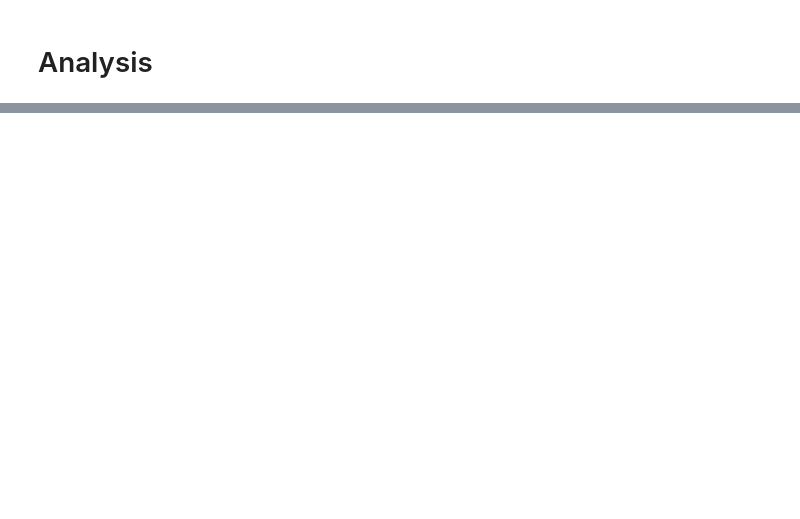
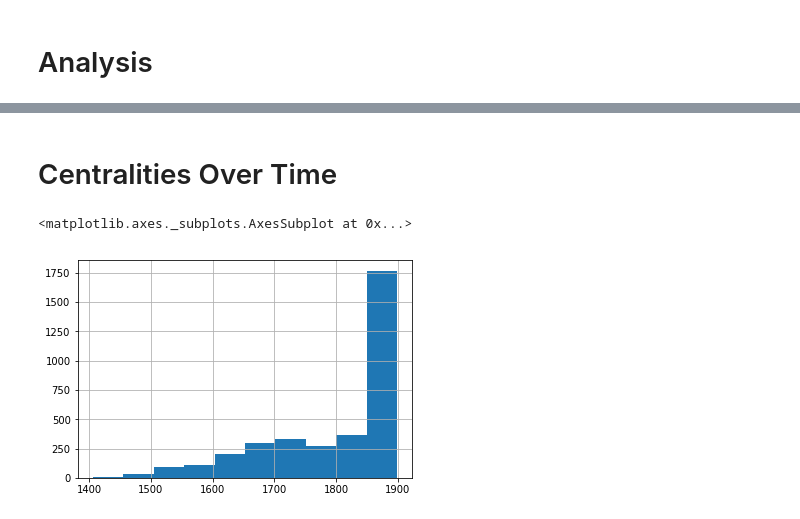
Before and after one commit to chansooligans/math_geneology, a Jupyter notebook: code/network_x_schools.ipynb, the cells around one changed output, grey strips where cells are left out. Drawn from its saved outputs; the diff is of its cells as text; code cells hidden in the pictures; blank space fills up the shorter version.

```diff
--- a/code/network_x_schools.ipynb
+++ b/code/network_x_schools.ipynb
@@ -11,0 +17,5 @@ df = df.fillna(' ')
+# %%
+#### Ensure Certain Columns Exist
+cols = ['advisor_year','student_year','advisor_school','student_school']
+for col in cols:
+    df = df.loc[df[col].notnull() & (df[col] != ' '),:]
@@ -37 +40,7 @@ nodes = [x for x in zip(ids,nodes_dict)]
+# %%
+# Convert to Integer
+df = df.loc[(df.student_year != 'Aug.'),:]
+df.advisor_year = [int(x) for x in df.advisor_year]
+df.student_year = [int(x) for x in df.student_year]
+df = df.query('student_year < 2020 & student_year > 1000')
 # %% [markdown]
@@ -39,2 +47,0 @@ nodes = [x for x in zip(ids,nodes_dict)]
-# %%
-df = df.loc[df.advisor_year.notnull() & (df.advisor_year != ' '),:]
@@ -149,0 +136,7 @@ nx.write_graphml(G,'../data/g.xml')
+# %% [markdown]
+# Centralities Over Time
+# %%
+df['student_year'][df['student_year']<1900].hist()
+# %% [output]
+<matplotlib.axes._subplots.AxesSubplot at 0x...>
+[figure, added]
```
Also changed, not shown: parts of 49 cells of this notebook, 2 other files.
